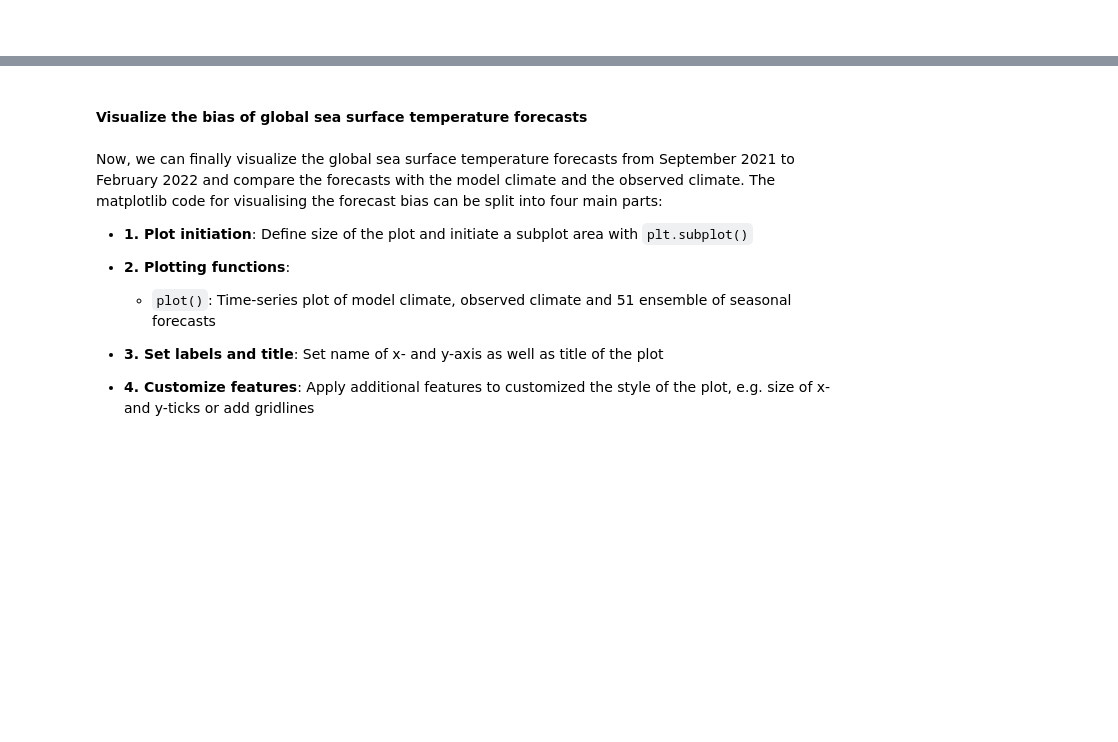
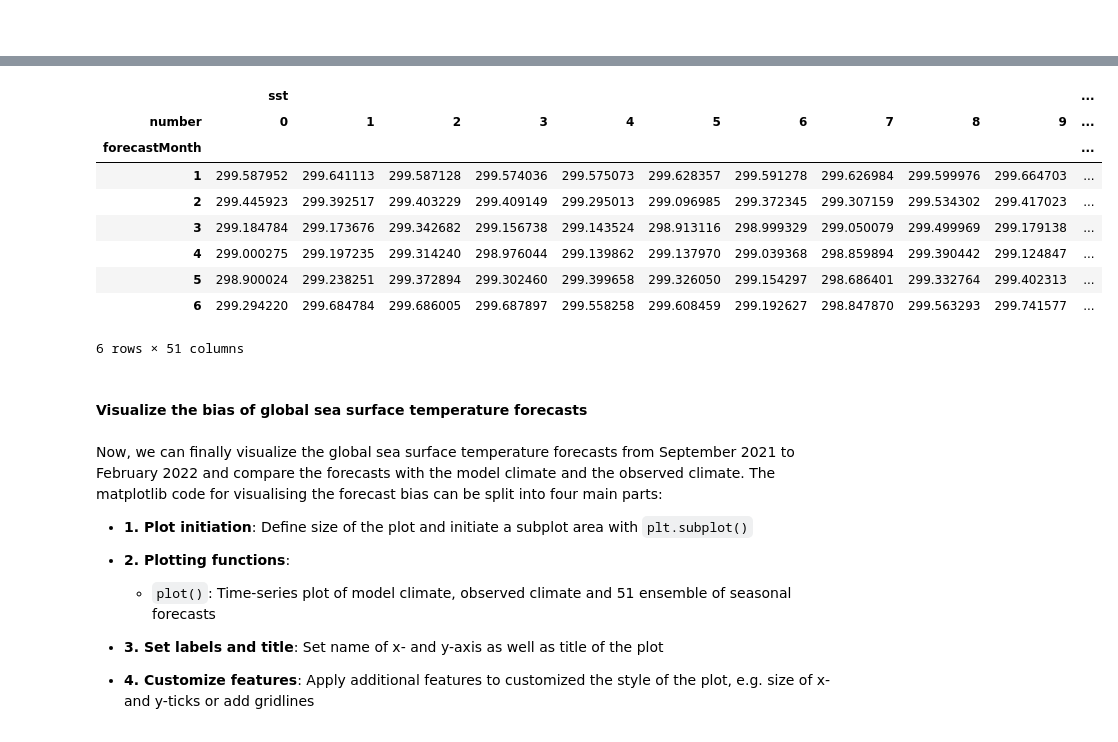
Before and after one commit to edupenabad/copernicus-training, a Jupyter notebook: 122_c3s_seasonal_forecasts_bias_correction.ipynb, the cells around one changed output, grey strips where cells are left out. Saved outputs shown, nothing was run; the diff lists cells and outputs as text; code cells hidden in the pictures; blank space fills up the shorter version.

```diff
--- a/122_c3s_seasonal_forecasts_bias_correction.ipynb
+++ b/122_c3s_seasonal_forecasts_bias_correction.ipynb
@@ -337,7 +382,8 @@ Once the `xarray.Dataset` is loaded, you see that it has 4 dimensions:
 
 Compared to the hindcast data, we do not have the dimension `time`, as the data only holds information for the year 2021. Another difference is that seasonal forecast real-time data have 51 ensemble members, compared to hindcasts, who only have 25 ensemble members.
 # %%
-ds_forecast = xr.open_dataset('./data/ecmwf_seas5_2021_09_forecast_monthly_sst.grib', engine='cfgrib', backend_kwargs=dict(time_dims=('forecastMonth', 'time')))
+# ds_forecast = xr.open_dataset('./data/ecmwf_seas5_2021_09_forecast_monthly.grib', engine='cfgrib', backend_kwargs=dict(time_dims=('forecastMonth', 'time'), extra_coords={'verifyingMonth':'forecastMonth'}), filter_by_keys={'shortName':'sst'})
+ds_forecast = xr.open_dataset('./data/ecmwf_seas5_2021_09_forecast_monthly.grib', engine='cfgrib', backend_kwargs=dict(time_dims=('forecastMonth', 'time')), filter_by_keys={'shortName':'sst'})
 ds_forecast
 # %% [output]
 <xarray.Dataset>
@@ -569,0 +535,9 @@ sst_forecast_global_df_final
+# %%
+def ds_latlon_subset(ds,area,latname='latitude',lonname='longitude'):
+
+    mask = (ds[latname]<=area[0]) & (ds[latname]>=area[2]) & (ds[lonname]<=area[3]%360) & (ds[lonname]>=area[1]%360)
+    dsout = ds.where(mask,drop=True)
+
+    return dsout
+# %%
+NINO34 = (5,-170,-5,-120) #'North/West/South/East'
@@ -570,3 +600,19 @@ sst_forecast_global_df_final
+# %%
+fcst_NINO34 = ds_latlon_subset(sst_forecast,NINO34)
+fcst_NINO34_mean = fcst_NINO34.mean(['latitude','longitude']).drop_vars(['time','surface']).to_dataframe(dim_order=['forecastMonth','number'])
+fcst_NINO34_mean = fcst_NINO34_mean.unstack()
+fcst_NINO34_mean
+# %% [output]
+|  | sst |  |  |  |  |  |  |  |  |  | ... |
+| number | 0 | 1 | 2 | 3 | 4 | 5 | 6 | 7 | 8 | 9 | ... |
+| forecastMonth |  |  |  |  |  |  |  |  |  |  | ... |
+| 1 | 299.587952 | 299.641113 | 299.587128 | 299.574036 | 299.575073 | 299.628357 | 299.591278 | 299.626984 | 299.599976 | 299.664703 | ... |
+| 2 | 299.445923 | 299.392517 | 299.403229 | 299.409149 | 299.295013 | 299.096985 | 299.372345 | 299.307159 | 299.534302 | 299.417023 | ... |
+| 3 | 299.184784 | 299.173676 | 299.342682 | 299.156738 | 299.143524 | 298.913116 | 298.999329 | 299.050079 | 299.499969 | 299.179138 | ... |
+| 4 | 299.000275 | 299.197235 | 299.314240 | 298.976044 | 299.139862 | 299.137970 | 299.039368 | 298.859894 | 299.390442 | 299.124847 | ... |
+| 5 | 298.900024 | 299.238251 | 299.372894 | 299.302460 | 299.399658 | 299.326050 | 299.154297 | 298.686401 | 299.332764 | 299.402313 | ... |
+| 6 | 299.294220 | 299.684784 | 299.686005 | 299.687897 | 299.558258 | 299.608459 | 299.192627 | 298.847870 | 299.563293 | 299.741577 | ... |
+6 rows × 51 columns
 # %% [markdown]
 #### Visualize the bias of global sea surface temperature forecasts
 # %% [markdown]
```
Also changed, not shown: parts of 32 cells of this notebook.
